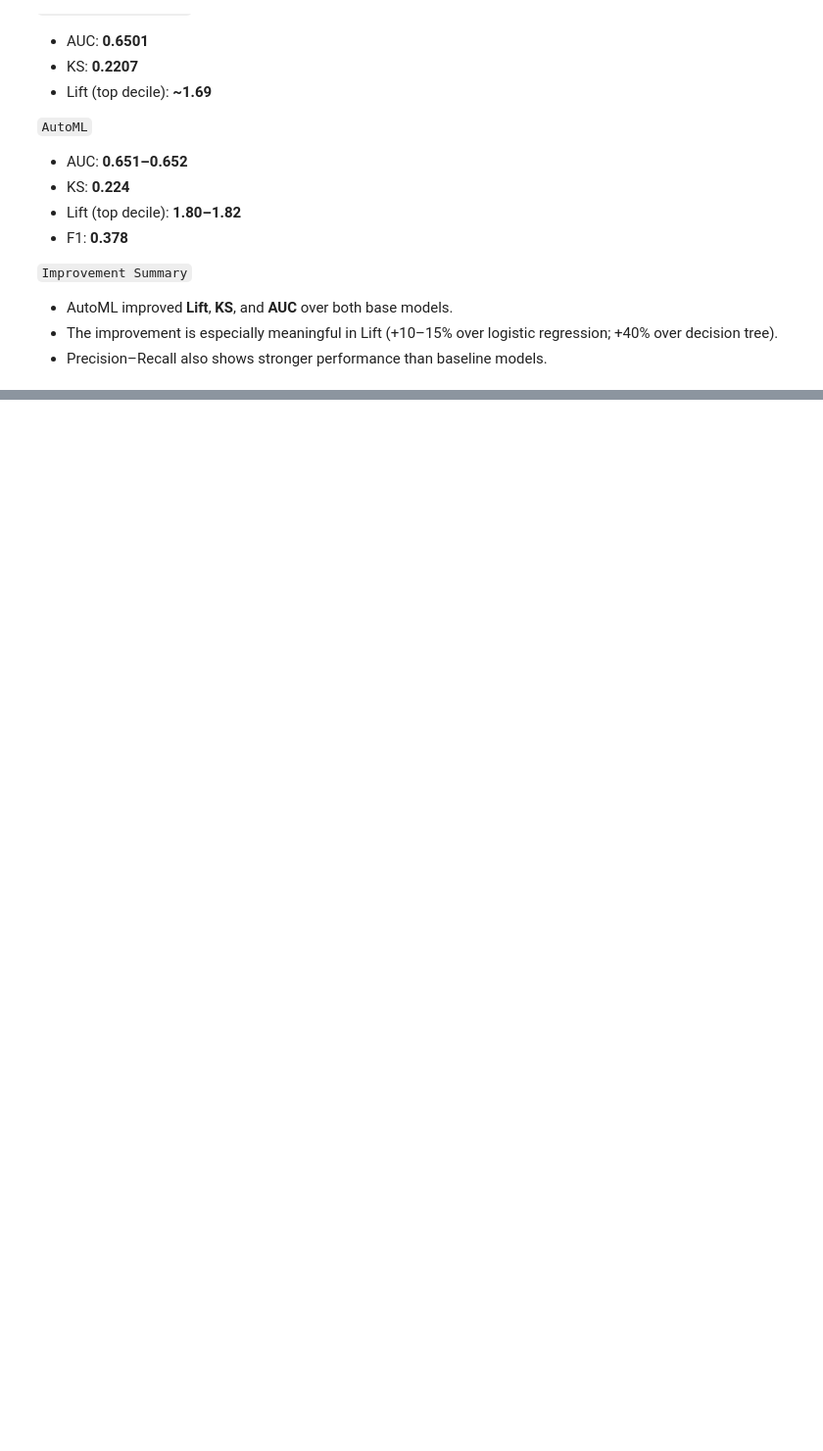
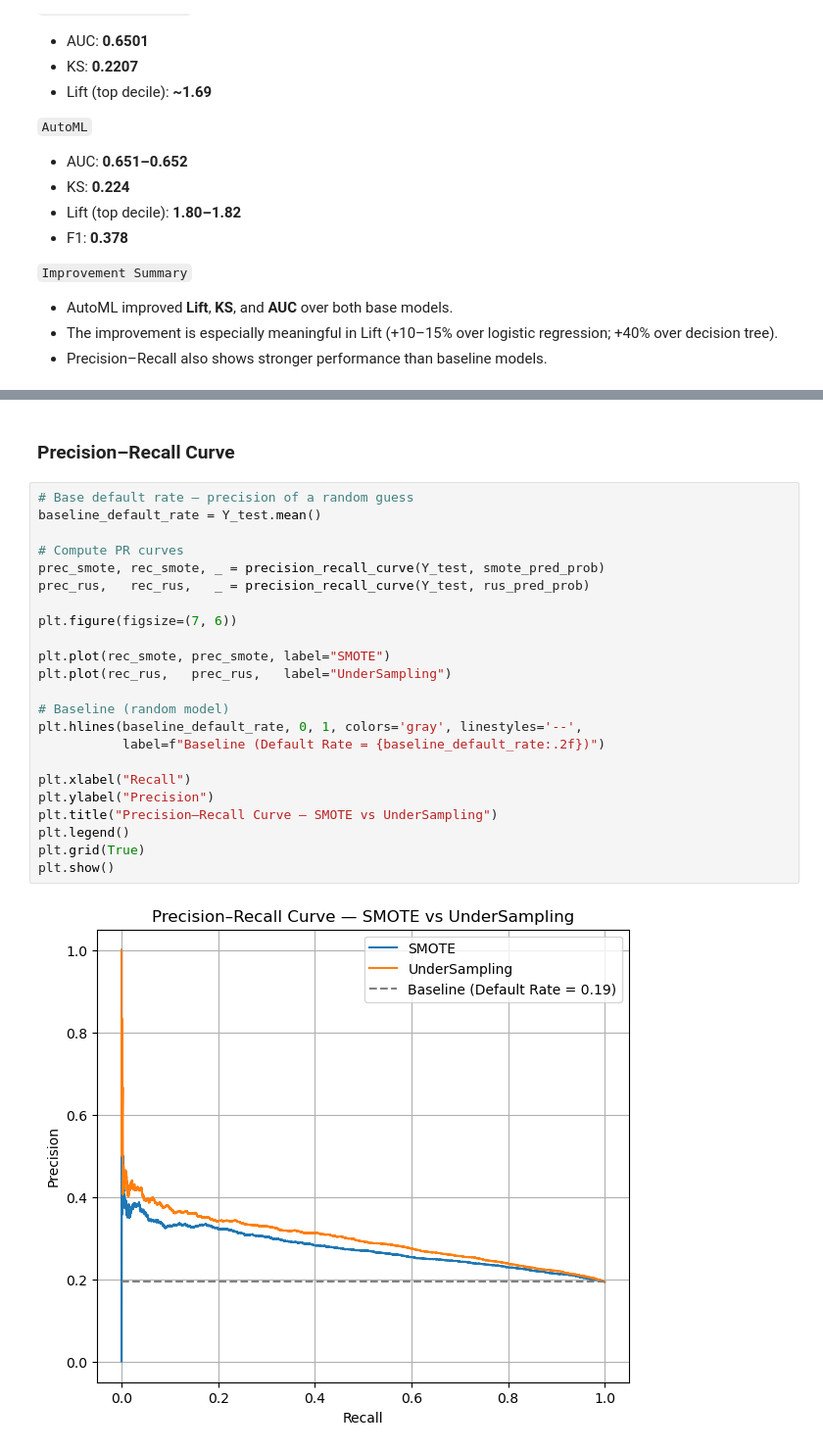
Before and after one commit to HiMyNameIsBoxxy/automl-mortgage-default-prediction, a Jupyter notebook: AutoML.ipynb, the cells around one changed output, grey strips where cells are left out. Shown at 98% size. Saved outputs shown, nothing was run; the diff lists cells and outputs as text; blank space fills up the shorter version.

```diff
--- a/AutoML.ipynb
+++ b/AutoML.ipynb
@@ -1407,0 +1675,27 @@ Balanced KS:   0.2243
+# %% [markdown]
+### Precision–Recall Curve <a name="743"></a>
+# %%
+# Base default rate — precision of a random guess
+baseline_default_rate = Y_test.mean()
+
+# Compute PR curves
+prec_smote, rec_smote, _ = precision_recall_curve(Y_test, smote_pred_prob)
+prec_rus,   rec_rus,   _ = precision_recall_curve(Y_test, rus_pred_prob)
+
+plt.figure(figsize=(7, 6))
+
+plt.plot(rec_smote, prec_smote, label="SMOTE")
+plt.plot(rec_rus,   prec_rus,   label="UnderSampling")
+
+# Baseline (random model)
+plt.hlines(baseline_default_rate, 0, 1, colors='gray', linestyles='--',
+           label=f"Baseline (Default Rate = {baseline_default_rate:.2f})")
+
+plt.xlabel("Recall")
+plt.ylabel("Precision")
+plt.title("Precision–Recall Curve — SMOTE vs UnderSampling")
+plt.legend()
+plt.grid(True)
+plt.show()
+# %% [output]
+[figure, added]
```
Also changed, not shown: parts of 49 cells of this notebook, 1 other file.
